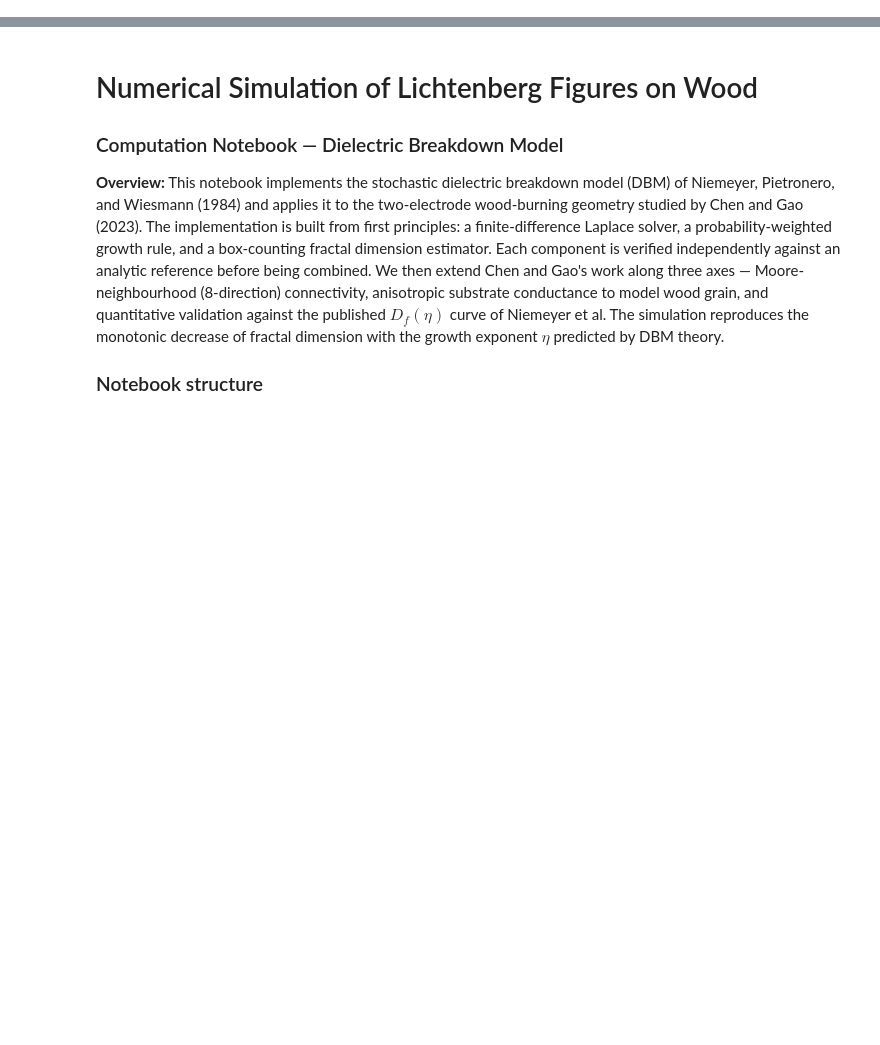
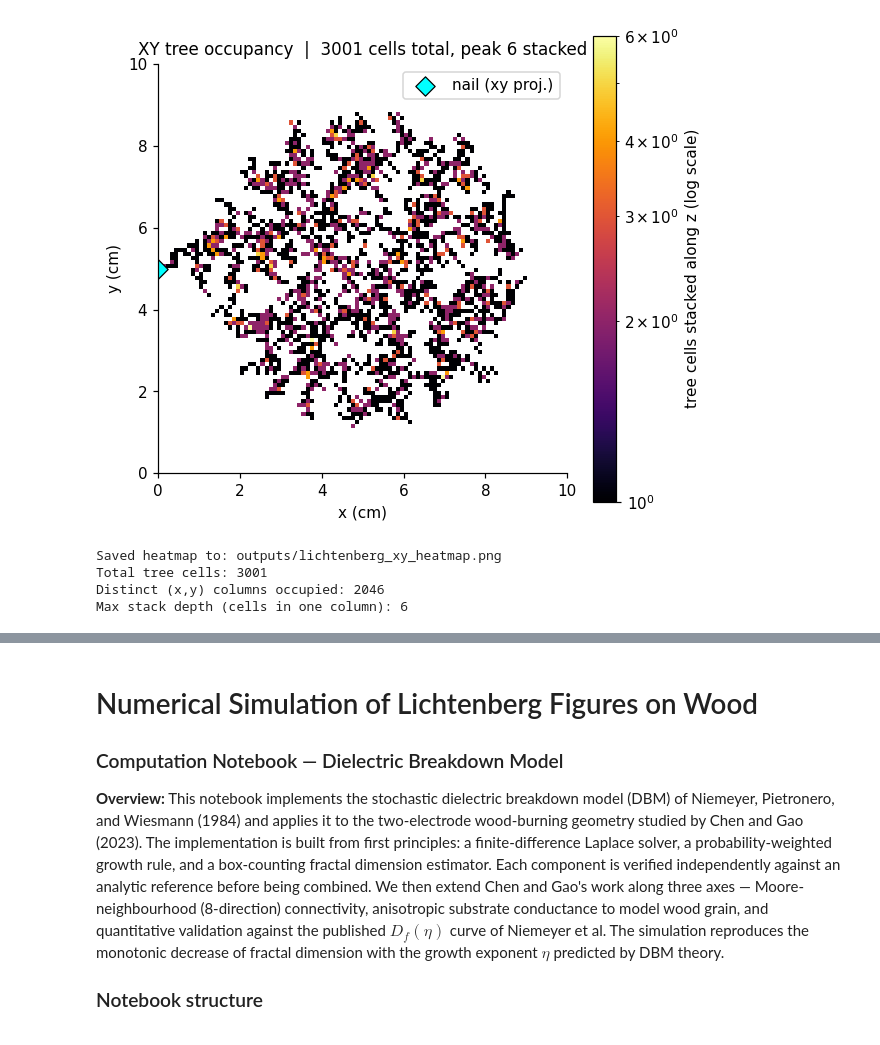
Before and after one commit to samsamotan/Lichtenberg, a Jupyter notebook: 02 Computational_Lichtenberg.ipynb, the cells around one changed output, grey strips where cells are left out. Cells and saved outputs as stored; diff of their text form; code cells hidden in the pictures; blank space fills up the shorter version.

```diff
--- a/Lichtenberg_Wood_NB1_revised.ipynb
+++ b/02 Computational_Lichtenberg.ipynb
@@ -0,0 +610,10 @@
+# %%
+def absorb_sphere(i, j, k, r_cells):
+    """Zero rho_remaining in a cube of half-width r_cells and return dQ."""
+    i0, i1 = max(0, i - r_cells), min(nx_, i + r_cells + 1)
+    j0, j1 = max(0, j - r_cells), min(ny_, j + r_cells + 1)
+    k0, k1 = max(0, k - r_cells), min(nz_, k + r_cells + 1)
+    sub = rho_remaining[i0:i1, j0:j1, k0:k1]
+    dq = sub.sum() * dV_cell_m3
+    sub[:] = 0.0
+    return dq
@@ -0,0 +1197,56 @@
+# %%
+# Step 9.4 — XY heatmap of tree cells.
+
+import matplotlib.colors as mcolors
+
+# Sum the boolean tree mask along z: count of tree cells in each (x, y) column.
+xy_counts = tree.sum(axis=2)
+
+fig_hm, ax = plt.subplots(figsize=(6, 5.5))
+
+# Log scale so single-thread regions and dense bundles are both visible.
+norm = mcolors.LogNorm(vmin=1, vmax=max(int(xy_counts.max()), 1))
+im = ax.imshow(
+    xy_counts.T,
+    origin="lower",
+    extent=[0, x_size, 0, y_size],
+    cmap="inferno",
+    norm=norm,
+    interpolation="nearest",
+)
+cbar = fig_hm.colorbar(
+    im, ax=ax,
+    label="tree cells stacked along z (log scale)",
+)
+
+# Mark the nail's xy projection.
+ax.scatter(
+    [nail_xyz[0]], [nail_xyz[1]],
+    color="cyan", s=80, marker="D",
+    edgecolors="black", linewidths=0.8,
+    label="nail (xy proj.)",
+)
+ax.legend(loc="upper right")
+
+ax.set_xlabel("x (cm)")
+ax.set_ylabel("y (cm)")
+ax.set_aspect("equal")
+ax.set_title(
+    f"XY tree occupancy  |  {int(tree.sum())} cells total"
+    f", peak {int(xy_counts.max())} stacked"
+)
+
+heatmap_path = "outputs/lichtenberg_xy_heatmap.png"
+fig_hm.savefig(heatmap_path, dpi=140, bbox_inches="tight")
+plt.show()
+
+print(f"Saved heatmap to: {heatmap_path}")
+print(f"Total tree cells: {int(tree.sum())}")
+print(f"Distinct (x,y) columns occupied: {int((xy_counts > 0).sum())}")
+print(f"Max stack depth (cells in one column): {int(xy_counts.max())}")
+# %% [output]
+[figure, added]
+Saved heatmap to: outputs/lichtenberg_xy_heatmap.png
+Total tree cells: 3001
+Distinct (x,y) columns occupied: 2046
+Max stack depth (cells in one column): 6
```
Also changed, not shown: parts of 76 cells of this notebook.
